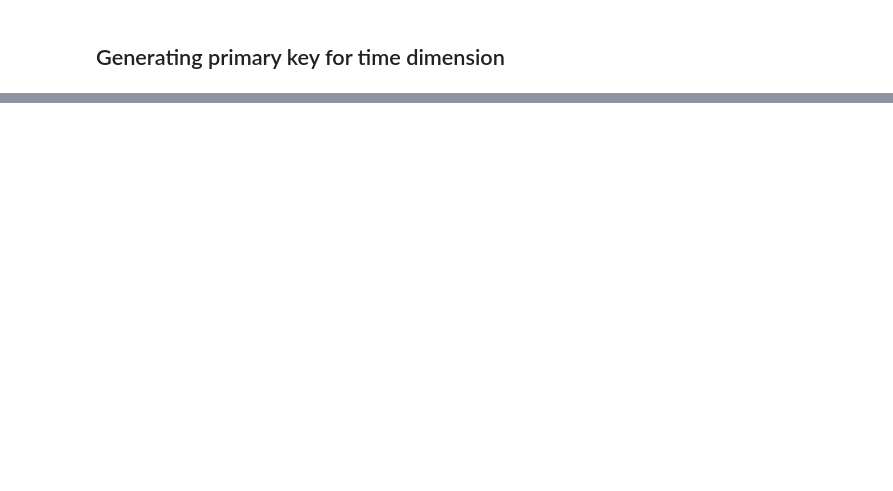
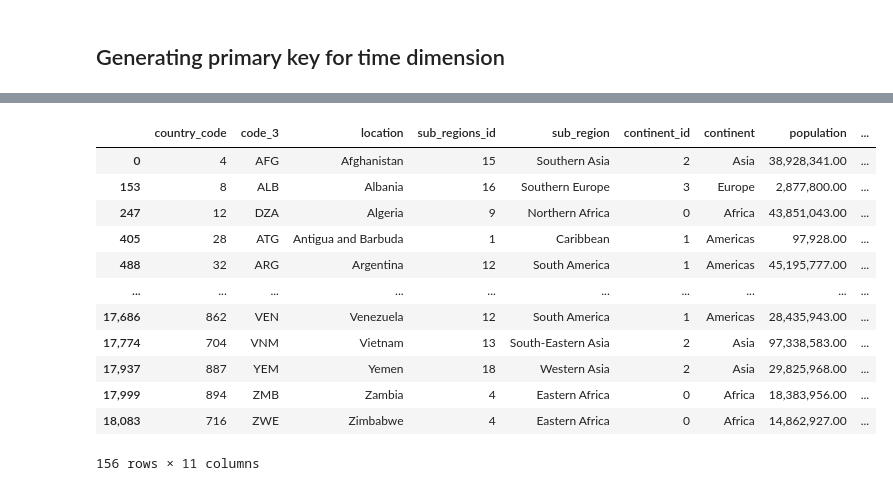
Before and after one commit to gabbmelo/covid_cardio, a Jupyter notebook: PRE_TREATMENT/COVID/00_IN/covid_data.ipynb, the cells around one changed output, grey strips where cells are left out. Cells and saved outputs as stored; diff of their text form; code cells hidden in the pictures; blank space fills up the shorter version.

```diff
--- a/PRE_TREATMENT/COVID/00_IN/covid_data.ipynb
+++ b/PRE_TREATMENT/COVID/00_IN/covid_data.ipynb
@@ -700,5 +754,5 @@ economic_dimension_levels
 # %%
-def gdp_level_classifier(gdp_per_capita):
+def gdp_level_classifier(column_value):
     '''
     Classifies gdp per capita data into four levels, based on quartiles:
     LOW = low income
@@ -706,20 +760,22 @@ def gdp_level_classifier(gdp_per_capita):
     MHI = middle-high income
     HIG = high income
     '''
-    if gdp_per_capita < 7500 :
+    dimension_row = 'gdp_per_capita'
+
+    if column_value < dimension_stats.loc[dimension_row, 'q1']:
         return 'LOW'
-    elif gdp_per_capita >= 7500 and gdp_per_capita < 15000 :
+    elif column_value >= dimension_stats.loc[dimension_row, 'q1'] and column_value < dimension_stats.loc[dimension_row, 'med'] :
         return 'MLO'
-    elif gdp_per_capita >= 15000 and gdp_per_capita < 35000:
+    elif column_value >= dimension_stats.loc[dimension_row, 'med'] and column_value < dimension_stats.loc[dimension_row, 'q3']:
         return 'MHI'
-    elif gdp_per_capita >= 35000:
+    elif column_value >= dimension_stats.loc[dimension_row, 'q3']:
         return 'HIG'
 # %%
 gdp_level_classifier(20000)
 # %% [output]
 'MHI'
 # %%
-def gdp_level_primary_key(gdp_per_capita):
+def gdp_level_primary_key(column_value):
     '''
     Encoder of gdp per capita levels, based on quartiles:
     1 = low income
@@ -727,26 +783,30 @@ def gdp_level_primary_key(gdp_per_capita):
     3 = middle-high income
     4 = high income
     '''
-    if gdp_per_capita < 7500 :
+    dimension_row = 'gdp_per_capita'
+
+    if column_value < dimension_stats.loc[dimension_row, 'q1']:
         return 1
-    elif gdp_per_capita >= 7500 and gdp_per_capita < 15000 :
+    elif column_value >= dimension_stats.loc[dimension_row, 'q1'] and column_value < dimension_stats.loc[dimension_row, 'med'] :
         return 2
-    elif gdp_per_capita >= 15000 and gdp_per_capita < 35000:
+    elif column_value >= dimension_stats.loc[dimension_row, 'med'] and column_value < dimension_stats.loc[dimension_row, 'q3']:
         return 3
-    elif gdp_per_capita >= 35000:
+    elif column_value >= dimension_stats.loc[dimension_row, 'q3']:
         return 4
 # %%
-def gdp_level_descriptor(gdp_per_capita):
+def gdp_level_descriptor(column_value):
     '''
     Descriptor of gdp per capita levels, based on quartiles
     '''
-    if gdp_per_capita < 7500 :
+    dimension_row = 'gdp_per_capita'
+
+    if column_value < dimension_stats.loc[dimension_row, 'q1']:
         return 'low income'
-    elif gdp_per_capita >= 7500 and gdp_per_capita < 15000 :
+    elif column_value >= dimension_stats.loc[dimension_row, 'q1'] and column_value < dimension_stats.loc[dimension_row, 'med']:
         return 'middle-low income'
-    elif gdp_per_capita >= 15000 and gdp_per_capita < 35000:
+    elif column_value >= dimension_stats.loc[dimension_row, 'med'] and column_value < dimension_stats.loc[dimension_row, 'q3']:
         return 'middle-high income'
-    elif gdp_per_capita >= 35000:
+    elif column_value >= dimension_stats.loc[dimension_row, 'q3']:
         return 'high income'
 # %%
 df['gdp_per_capita'] = df['gdp_per_capita'].astype('float')
@@ -754,14 +814,18 @@ df['hospital_beds_per_thousand'] = df['hospital_beds_per_thousand'].astype('floa
 #classifying
 df['hosp_level_natural_id'] = df['hospital_beds_per_thousand'].apply(lambda x: hosp_beds_level_classifier(x))
 df['gdp_level_natural_id'] = df['gdp_per_capita'].apply(lambda x: gdp_level_classifier(x))
+df['elder_pop_level_natural_id'] = df['aged_65_older_percent'].apply(lambda x: elder_population_level_classifier(x))
 #encoding
 df['hosp_level_pk'] = df['hospital_beds_per_thousand'].apply(lambda x: hosp_beds_primary_key(x))
 df['gdp_level_pk'] = df['gdp_per_capita'].apply(lambda x: gdp_level_primary_key(x))
+df['elder_pop_lvl_pk'] = df['aged_65_older_percent'].apply(lambda x: elder_pop_primary_key(x))
 df['hosp_level_pk'] = df['hosp_level_pk'].astype('int')
 df['gdp_level_pk'] = df['gdp_level_pk'].astype('int')
+df['elder_pop_lvl_pk'] = df['elder_pop_lvl_pk'].astype('int')
 #describing
 df['hosp_level_desc'] = df['hospital_beds_per_thousand'].apply(lambda x: hosp_beds_descriptor(x))
 df['gdp_level_desc'] = df['gdp_per_capita'].apply(lambda x: gdp_level_descriptor(x))
+df['elder_pop_lvl_desc'] = df['aged_65_older_percent'].apply(lambda x: elder_population_level_descriptor(x))
 df
 # %% [output]
 |  | location | date | new_cases | new_deaths | population | aged_65_older_percent | gdp_per_capita | ... |
@@ -867,0 +981,18 @@ df
+# %%
+table_geo_dim = df[['country_code', 'code_3', 'location', 'sub_regions_id', 'sub_region', 'continent_id', 'continent', 'population',
+       'aged_65_older_percent', 'gdp_per_capita', 'hospital_beds_per_thousand']].drop_duplicates()
+table_geo_dim
+# %% [output]
+|  | country_code | code_3 | location | sub_regions_id | sub_region | continent_id | continent | population | ... |
+| 0 | 4 | AFG | Afghanistan | 15 | Southern Asia | 2 | Asia | 38,928,341.00 | ... |
+| 153 | 8 | ALB | Albania | 16 | Southern Europe | 3 | Europe | 2,877,800.00 | ... |
+| 247 | 12 | DZA | Algeria | 9 | Northern Africa | 0 | Africa | 43,851,043.00 | ... |
+| 405 | 28 | ATG | Antigua and Barbuda | 1 | Caribbean | 1 | Americas | 97,928.00 | ... |
+| 488 | 32 | ARG | Argentina | 12 | South America | 1 | Americas | 45,195,777.00 | ... |
+| ... | ... | ... | ... | ... | ... | ... | ... | ... | ... |
+| 17,686 | 862 | VEN | Venezuela | 12 | South America | 1 | Americas | 28,435,943.00 | ... |
+| 17,774 | 704 | VNM | Vietnam | 13 | South-Eastern Asia | 2 | Asia | 97,338,583.00 | ... |
+| 17,937 | 887 | YEM | Yemen | 18 | Western Asia | 2 | Asia | 29,825,968.00 | ... |
+| 17,999 | 894 | ZMB | Zambia | 4 | Eastern Africa | 0 | Africa | 18,383,956.00 | ... |
+| 18,083 | 716 | ZWE | Zimbabwe | 4 | Eastern Africa | 0 | Africa | 14,862,927.00 | ... |
+156 rows × 11 columns
```
Also changed, not shown: parts of 86 cells of this notebook, 57 other files.
